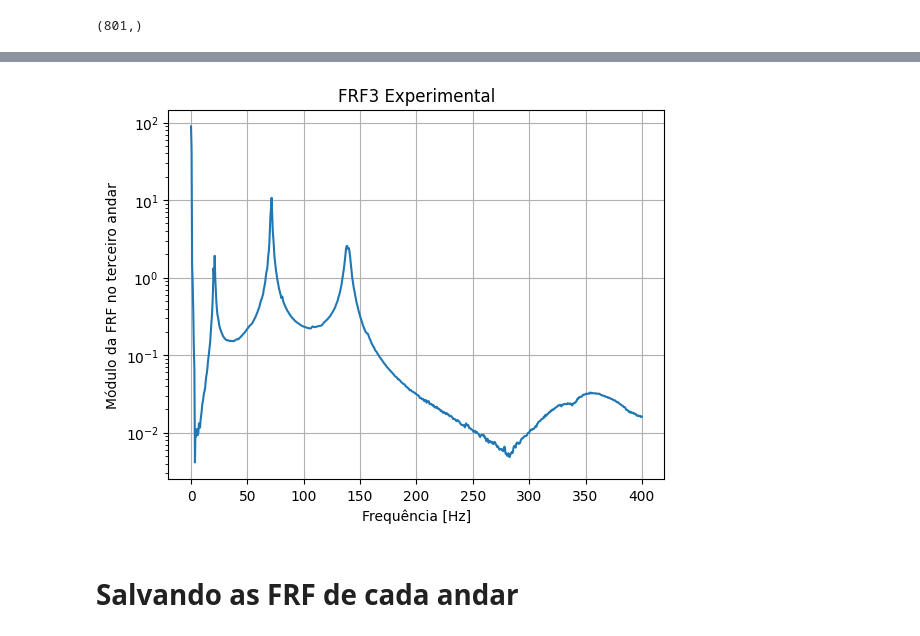
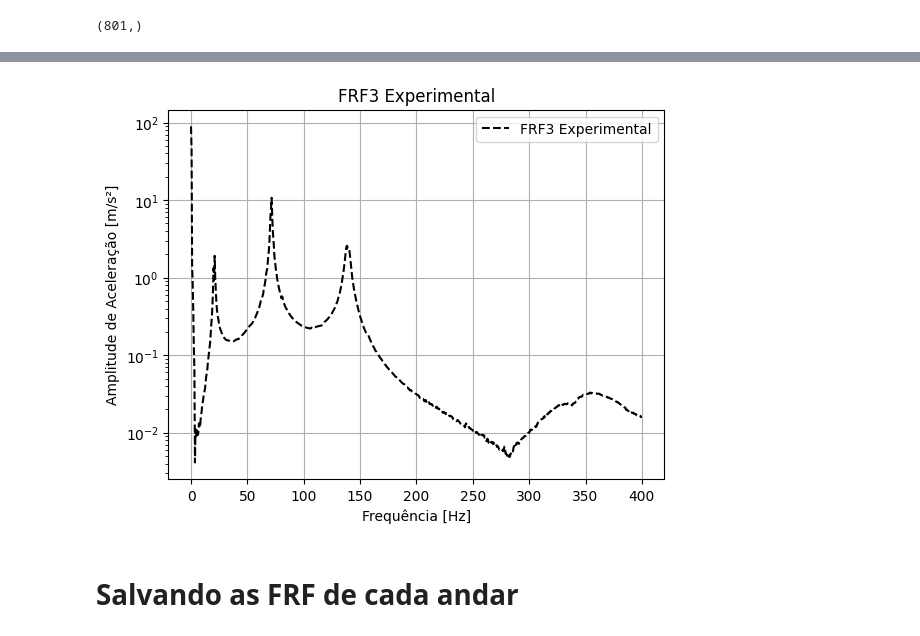
Before and after one commit to Daniel-Sottovia/Grupo-6, a Jupyter notebook: notebook.ipynb, the cells around one changed output, grey strips where cells are left out. Cells and saved outputs as stored; diff of their text form; code cells hidden in the pictures.

```diff
--- a/notebook.ipynb
+++ b/notebook.ipynb
@@ -72,17 +74,18 @@ plt.show()
 # %%
 # Plotar gráfico da FRF do terceiro andar
 frf_3_andar = np.abs(df['Signal 4 (Imag.)']) + np.abs(df['Signal 4 (Real)']) # Obtém-se o módulo da FRF
 
-plt.plot(freq, frf_3_andar)
+plt.plot(freq, frf_3_andar, 'black', label='FRF3 Experimental', ls='--')
 plt.xlabel('Frequência [Hz]')
-plt.ylabel('Módulo da FRF no terceiro andar')
+plt.ylabel('Amplitude de Aceleração [m/s²]')
 plt.title('FRF3 Experimental')
+plt.legend()
 plt.grid()
 plt.yscale('log')
-#plt.savefig("D:\\UFSC\\Vibes\\Cordioli\\Trabalho\\Grupo 6\\FRF3_andar.png")
+plt.savefig("D:\\UFSC\\Vibes\\Cordioli\\Trabalho\\Grupo 6\\FRF3_andar.png")
 plt.show()
 # %% [output]
-[figure, old version]
+[figure, new version]
 # %% [markdown]
 # Salvando as FRF de cada andar
 # %%
```
Also changed, not shown: parts of 15 cells of this notebook, 6 other files.
